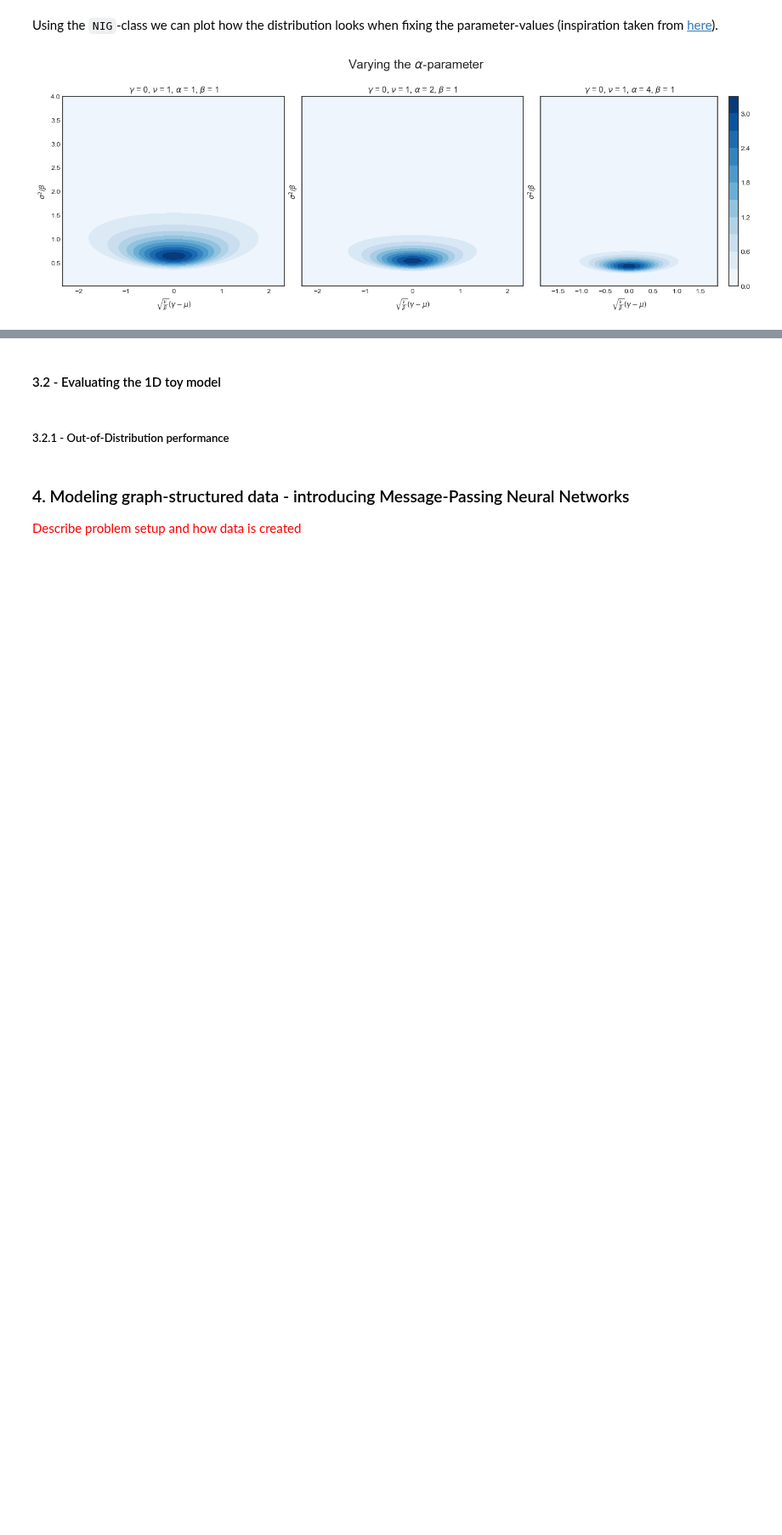
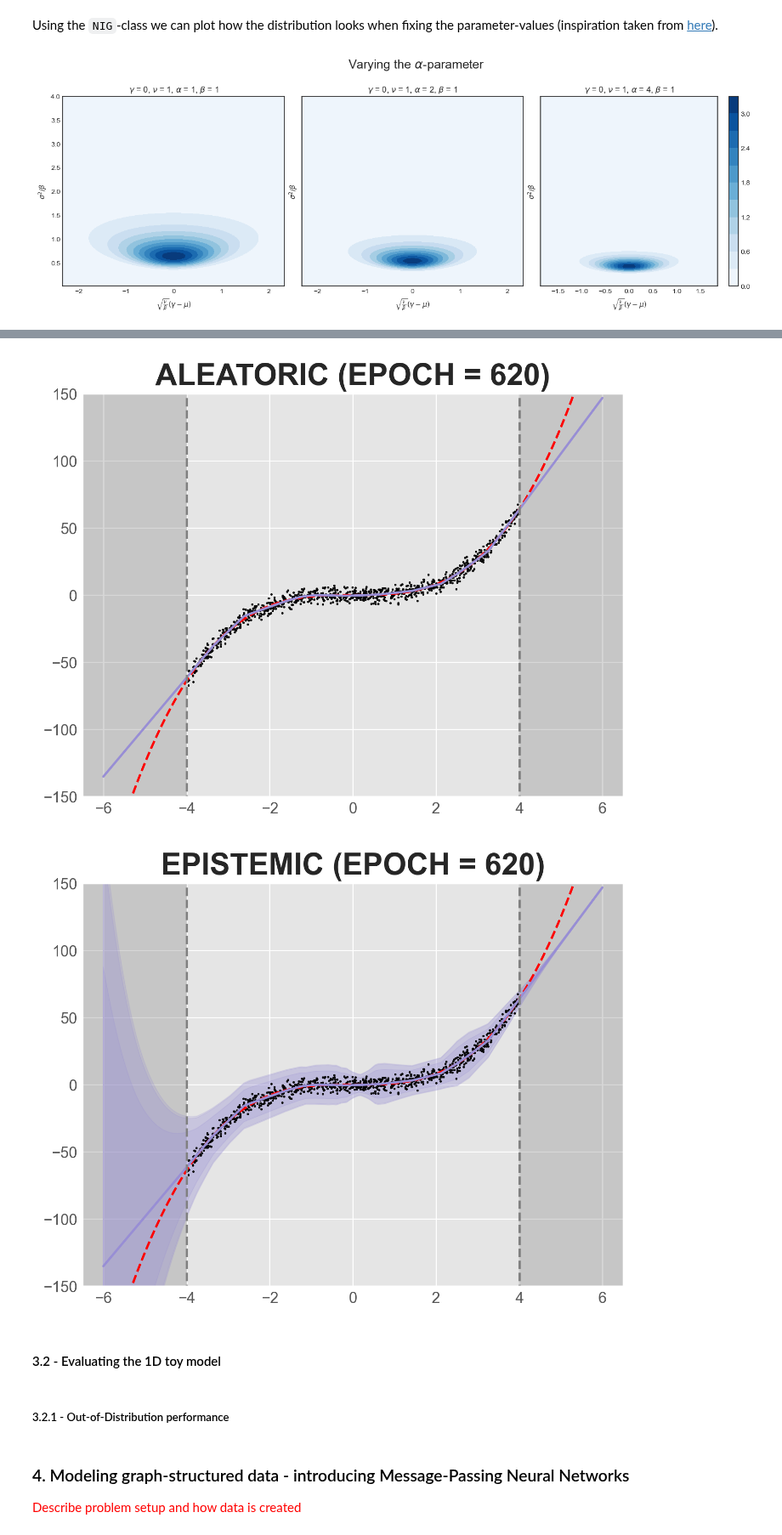
Before and after one commit to albertkjoller/uq-gnn, a Jupyter notebook: explainer_notebook.ipynb, the cells around one changed output, grey strips where cells are left out. Shown at 85% size. Saved outputs shown, nothing was run; the diff lists cells and outputs as text; code cells hidden in the pictures; blank space fills up the shorter version.

```diff
--- a/explainer_notebook.ipynb
+++ b/explainer_notebook.ipynb
@@ -213,0 +338,29 @@ Thinking of aleatoric and epistemic uncertainties for multi-dimensional data is
+# %%
+from run import determine_run_version
+
+# TRAINING-RELATED PARAMETERS
+LR = 5e-3
+HIDDEN_DIM = 100
+LOSS_FUNCTION = 'NIGLoss'
+NIG_LAMBDA = 0.01
+EPOCHS = 625
+SEED = 0
+DEVICE = 'cuda'
+
+# EXPERIMENT-RELATED PARAMETERS
+VAL_EVERY_STEP = 5
+EXPERIMENT_VERSION = 'v1'
+EXPERIMENT_NAME = 'TOY1D'
+TENSORBOARD_LOGDIR = "logs"
+
+args = OmegaConf.create({
+    'experiment_name': f"{EXPERIMENT_NAME}-{EXPERIMENT_VERSION}",
+    'dataset': DATASET,
+    'batch_size': BATCH_SIZE,
+    'loss_function': LOSS_FUNCTION,
+    'NIG_lambda': NIG_LAMBDA,
+    'lr': LR,
+    'epochs': EPOCHS,
+    'seed': SEED,
+    'device': DEVICE,
+})
@@ -214,3 +369,20 @@ Thinking of aleatoric and epistemic uncertainties for multi-dimensional data is
+# %%
+from content.train import train
+
+# TRAINING-RELATED CLASSES
+model = EvidentialToyModel1D(hidden_dim=HIDDEN_DIM)
+model.to(torch.device(args.device))
+
+loss_function = NIGLoss(lambd_=NIG_LAMBDA)
+optimizer = torch.optim.Adam(model.parameters(), lr=LR)
+
+# Run training loop
+train(dataloaders, model, optimizer, loss_function, epochs=EPOCHS,
+          val_every_step=VAL_EVERY_STEP, experiment_name=f"{EXPERIMENT_NAME}-{EXPERIMENT_VERSION}",
+          tensorboard_logdir=TENSORBOARD_LOGDIR, tensorboard_filename=determine_run_version(args))
+# %% [output]
+[figure, added]
+[figure, added]
 # %%
 # CHECK THIS (IMPLEMENT ME!)
 
```
Also changed, not shown: parts of 19 cells of this notebook, 2 other files.
